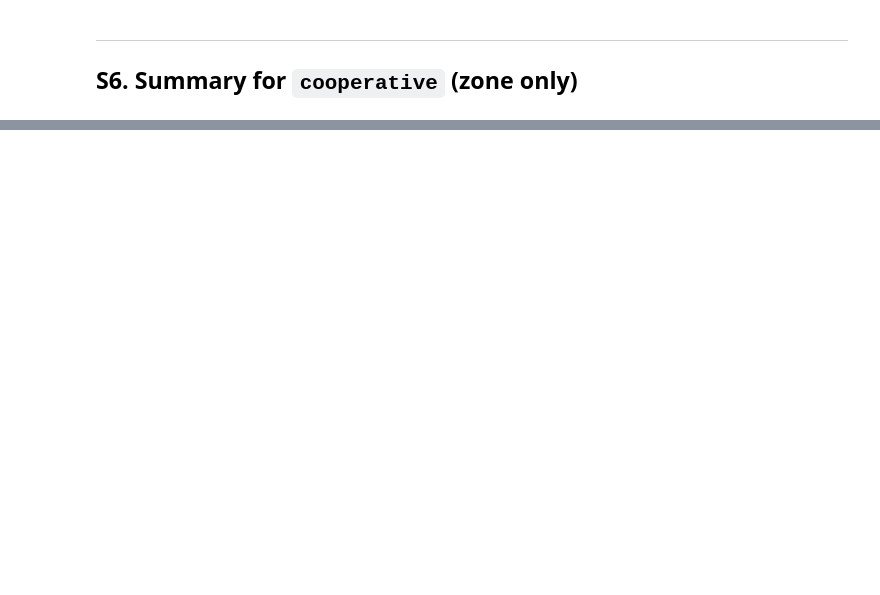
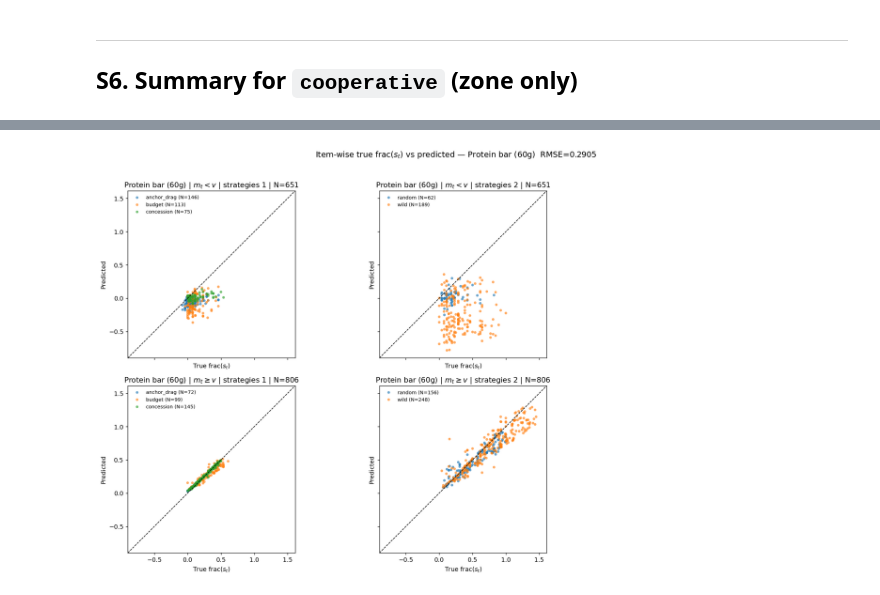
Before and after one commit to TurquoiseKitty/LLMNego_Plus, a Jupyter notebook: EXP/0413_final_validation_of_function_type/zone_analysis_cooperative.ipynb, the cells around one changed output, grey strips where cells are left out. Saved outputs shown, nothing was run; the diff lists cells and outputs as text; code cells hidden in the pictures; blank space fills up the shorter version.

```diff
--- a/EXP/0413_final_validation_of_function_type/zone_analysis_cooperative.ipynb
+++ b/EXP/0413_final_validation_of_function_type/zone_analysis_cooperative.ipynb
@@ -408,0 +621,4 @@ print(f"  Covariates: adding v, t, m_prev gives <1% R2 improvement")
+# %%
+plot_item_true_vs_pred_split("Protein bar (60g)")
+# %% [output]
+[figure, added]
```
Also changed, not shown: parts of 16 cells of this notebook, 3 other files.
